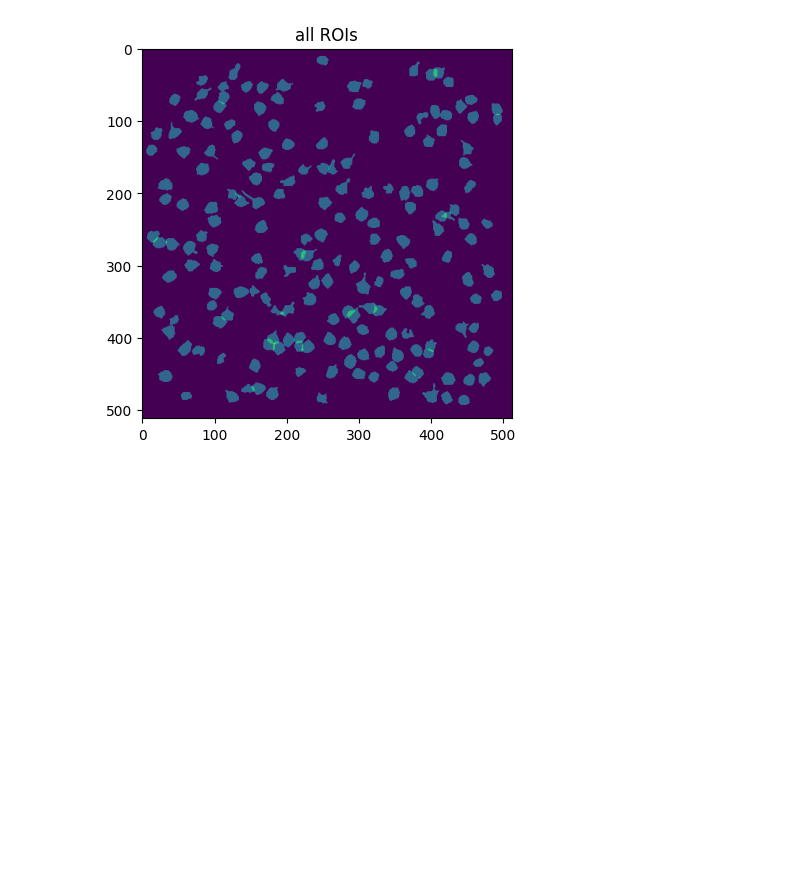
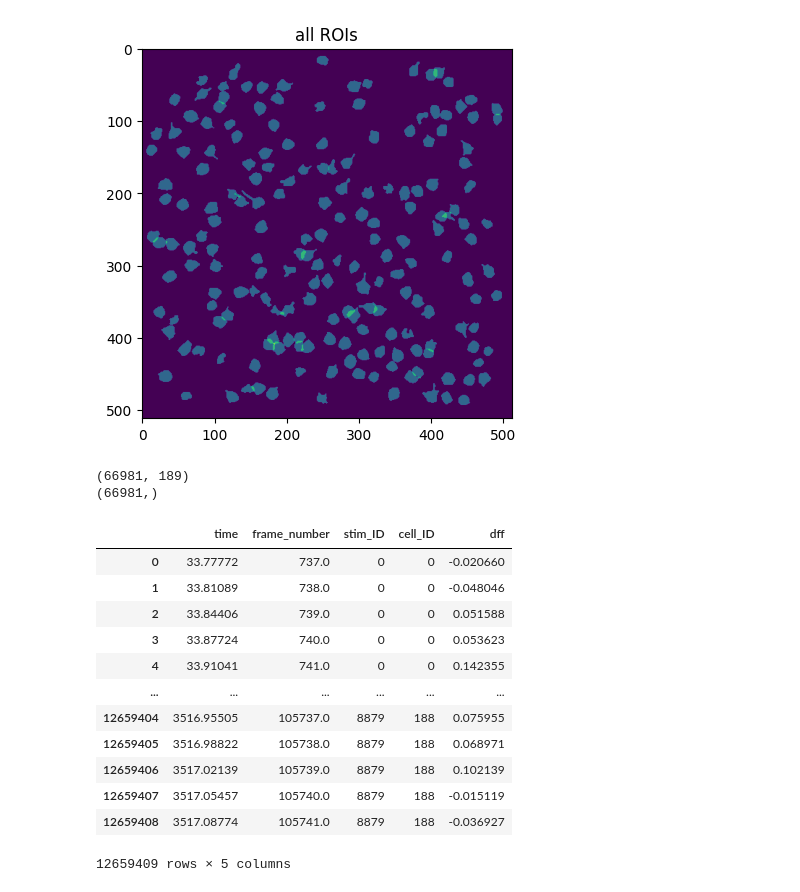
Before and after one commit to Pandabearingstreet/Neural-data-Science-Project, a Jupyter notebook: practical02.ipynb, the cells around one changed output. Drawn from its saved outputs; the diff is of its cells as text; code cells hidden in the pictures; blank space fills up the shorter version.

```diff
--- a/practical02.ipynb
+++ b/practical02.ipynb
@@ -220,0 +209,7 @@ new_data_dict_df["stim_table"]
+# %%
+# this is a list of stimuli, giving the frames at which they occur
+
+new_data_dict_df["stim_table"].rename(
+    columns={"frame": "stimulus_ID", "start": "start_frame", "end": "end_frame"},
+    inplace=True,
+)
@@ -234,3 +231,9 @@ plt.title("all ROIs")
 plt.show()
 # %% [output]
 [figure]
+# %%
+print(new_data_dict_df["dff"].T.shape)
+print(new_data_dict_df["t"].shape)
+# %% [output]
+(66981, 189)
+(66981,)
@@ -236,0 +288,16 @@ plt.show()
+# %%
+new_df
+# %% [output]
+|  | time | frame_number | stim_ID | cell_ID | dff |
+| 0 | 33.77772 | 737.0 | 0 | 0 | -0.020660 |
+| 1 | 33.81089 | 738.0 | 0 | 0 | -0.048046 |
+| 2 | 33.84406 | 739.0 | 0 | 0 | 0.051588 |
+| 3 | 33.87724 | 740.0 | 0 | 0 | 0.053623 |
+| 4 | 33.91041 | 741.0 | 0 | 0 | 0.142355 |
+| ... | ... | ... | ... | ... | ... |
+| 12659404 | 3516.95505 | 105737.0 | 8879 | 188 | 0.075955 |
+| 12659405 | 3516.98822 | 105738.0 | 8879 | 188 | 0.068971 |
+| 12659406 | 3517.02139 | 105739.0 | 8879 | 188 | 0.102139 |
+| 12659407 | 3517.05457 | 105740.0 | 8879 | 188 | -0.015119 |
+| 12659408 | 3517.08774 | 105741.0 | 8879 | 188 | -0.036927 |
+12659409 rows × 5 columns
```
Also changed, not shown: parts of 8 cells of this notebook.
